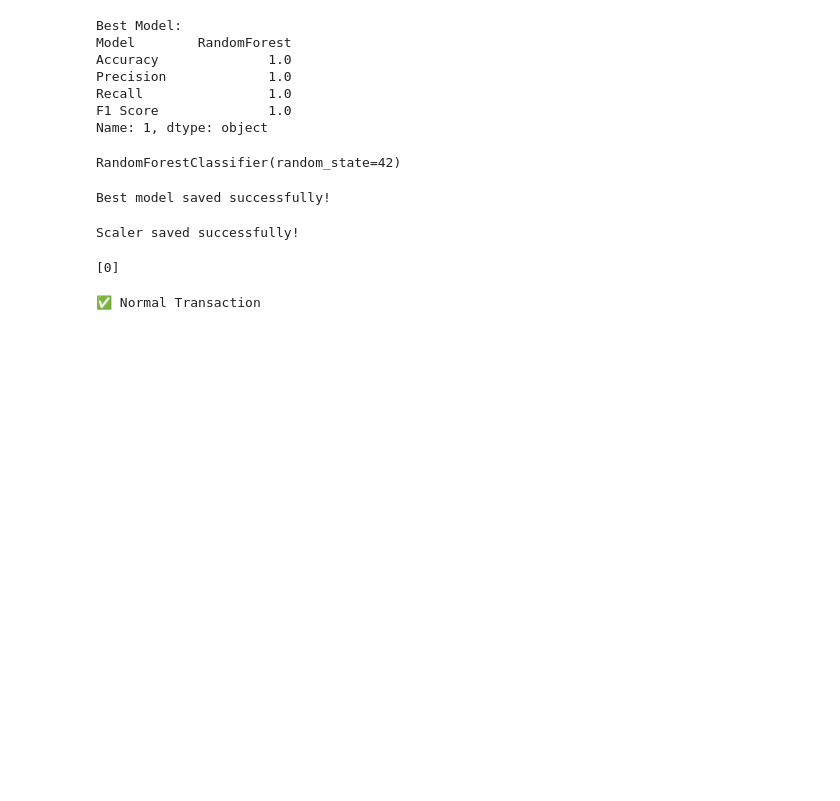
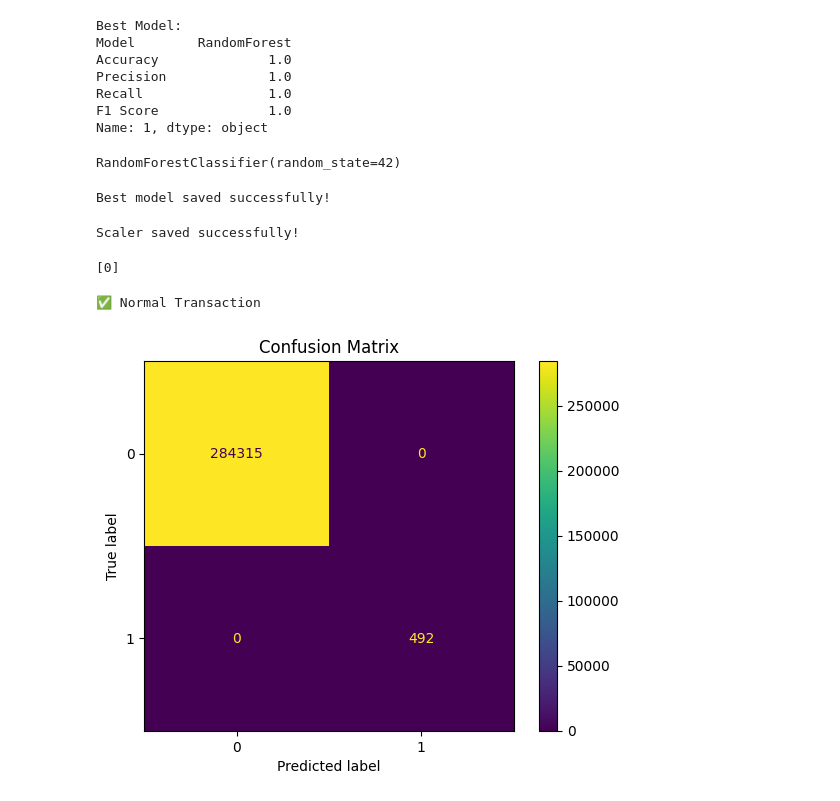
Before and after one commit to tess-ahh/anomaly_detection, a Jupyter notebook: advanced_anomaly_detection_mlflow.ipynb, the cells around one changed output. Drawn from its saved outputs; the diff is of its cells as text; code cells hidden in the pictures; blank space fills up the shorter version.

Commit message:
added confusion matrix

```diff
--- a/advanced_anomaly_detection_mlflow.ipynb
+++ b/advanced_anomaly_detection_mlflow.ipynb
@@ -378,3 +378,20 @@ else:
     print("✅ Normal Transaction")
 # %% [output]
 ✅ Normal Transaction
+# %%
+from sklearn.metrics import confusion_matrix
+from sklearn.metrics import ConfusionMatrixDisplay
+
+predictions = best_model.predict(X_scaled)
+
+cm = confusion_matrix(y, predictions)
+
+disp = ConfusionMatrixDisplay(confusion_matrix=cm)
+
+disp.plot()
+
+plt.title("Confusion Matrix")
+
+plt.show()
+# %% [output]
+[figure, added]
```
